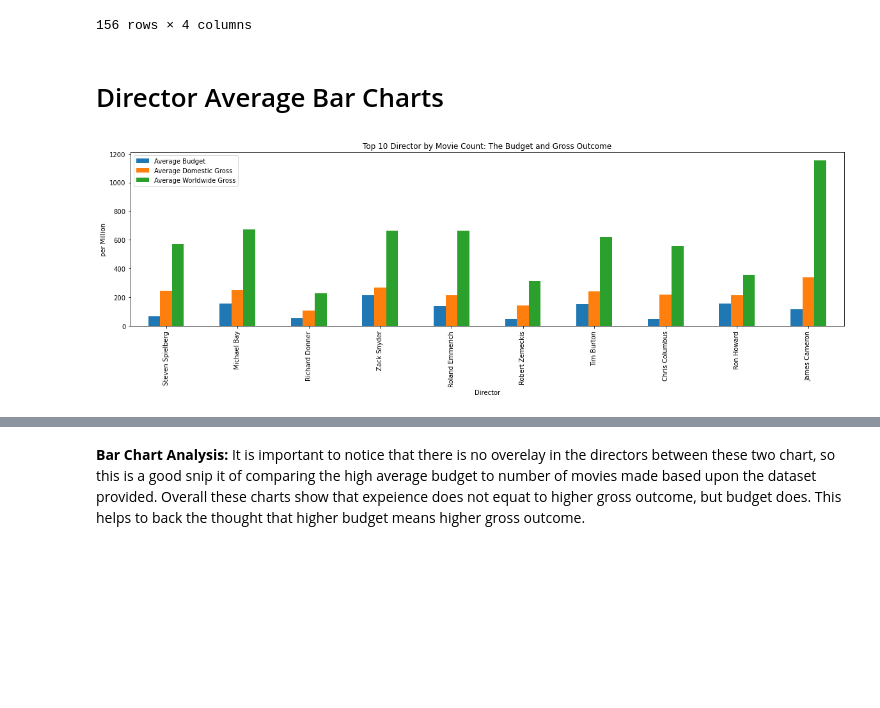
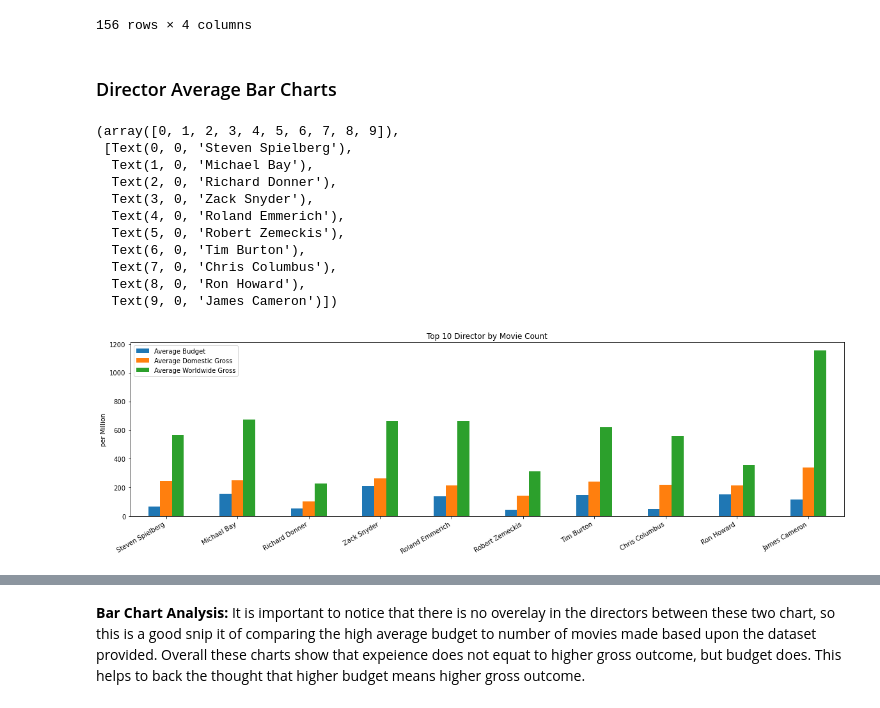
Before and after one commit to annied222/Project_1, a Jupyter notebook: directors.ipynb, the cells around one changed output, grey strips where cells are left out. Saved outputs shown, nothing was run; the diff lists cells and outputs as text; code cells hidden in the pictures; blank space fills up the shorter version.

Commit message:
updating final directors.ipynb

```diff
--- a/directors.ipynb
+++ b/directors.ipynb
@@ -136,14 +142,26 @@ budgdirect_df
 | Peter Cattaneo | 1 | 3.50 | 45.95 | 261.25 |
 156 rows × 4 columns
 # %% [markdown]
-# Director Average Bar Charts
+### Director Average Bar Charts
 # %%
 #Bar Chart showing top ten directors by movie count, and their average budget to gross outcome
 moviedirect10_df = moviedirect10_df.drop(["Number of Movies"], axis=1, inplace = False)
-moviecountbar = moviedirect10_df.plot.bar(xlabel="Director", ylabel="per Million",
-             title = "Top 10 Director by Movie Count: The Budget and Gross Outcome", figsize=(20,5))
+moviecountbar = moviedirect10_df.plot.bar(xlabel = "",ylabel="per Million",
+             title = "Top 10 Director by Movie Count", figsize=(20,5),)
+plt.xticks(rotation=30, ha='right')
 # %% [output]
+(array([0, 1, 2, 3, 4, 5, 6, 7, 8, 9]),
+ [Text(0, 0, 'Steven Spielberg'),
+  Text(1, 0, 'Michael Bay'),
+  Text(2, 0, 'Richard Donner'),
+  Text(3, 0, 'Zack Snyder'),
+  Text(4, 0, 'Roland Emmerich'),
+  Text(5, 0, 'Robert Zemeckis'),
+  Text(6, 0, 'Tim Burton'),
+  Text(7, 0, 'Chris Columbus'),
+  Text(8, 0, 'Ron Howard'),
+  Text(9, 0, 'James Cameron')])
-[figure, old version]
+[figure, new version]
 # %%
 #Bar Chart showing top ten directors by average budget, and showing their average budget to gross outcome
 budgdirect10_df = budgdirect10_df.drop(["Number of Movies"], axis=1, inplace = False)
```
Also changed, not shown: parts of 11 cells of this notebook.
